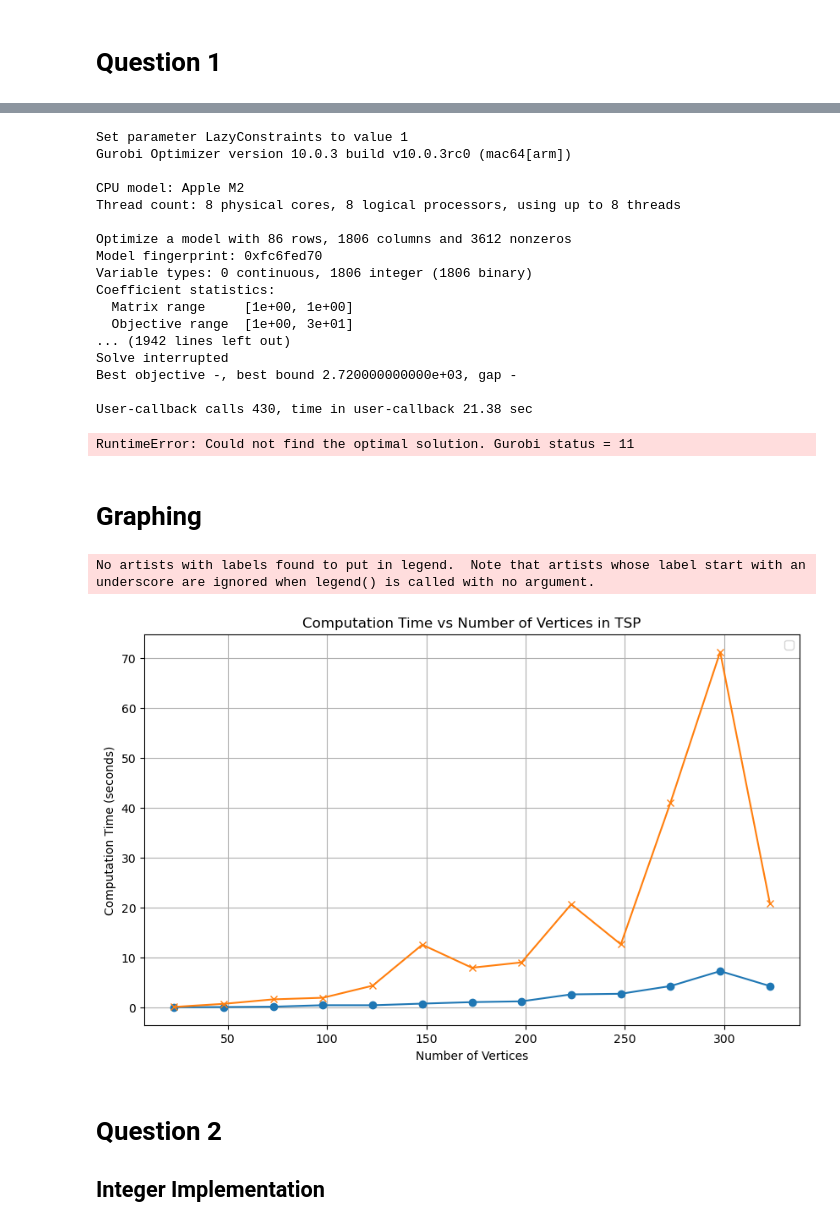
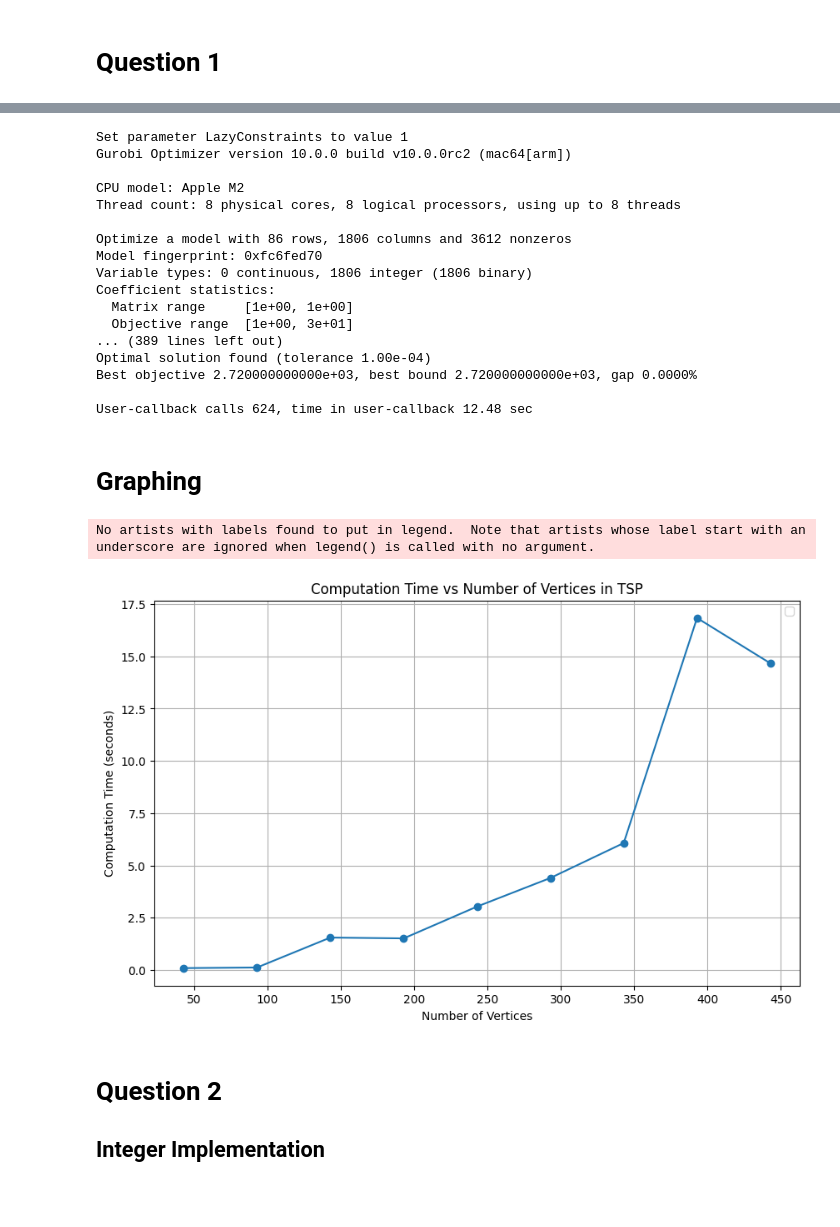
Before and after one commit to carlosperez1997/tsp_project, a Jupyter notebook: master file.ipynb, the cells around one changed output, grey strips where cells are left out. Drawn from its saved outputs; the diff is of its cells as text; code cells hidden in the pictures; blank space fills up the shorter version.

```diff
--- a/master file.ipynb
+++ b/master file.ipynb
@@ -604,16 +699,15 @@ for vert in vertices_list:
     objective_list_int.append(s_int._model.ObjVal)
     nrows_list_int.append(s_int._model.NumConstrs)
 
-    i_frac = TspInstance(n_vertices=filtered_vertices, cost=filtered_cost)
-    s_frac = TspFractionalBCSolver(instance=i_frac, cardinality=None)
-    solution = s_frac.solve()
-
-    time_list_frac.append(s_frac._model.Runtime)
-    objective_list_frac.append(s_frac._model.ObjVal)
-    nrows_list_frac.append(s_int._model.NumConstrs)
+   #i_frac = TspInstance(n_vertices=filtered_vertices, cost=filtered_cost)
+   # s_frac = TspFractionalBCSolver(instance=i_frac, cardinality=None)
+   # solution = s_frac.solve()
+    #time_list_frac.append(s_frac._model.Runtime)
+    #objective_list_frac.append(s_frac._model.ObjVal)
+    #nrows_list_frac.append(s_int._model.NumConstrs)
 # %% [output]
 Set parameter LazyConstraints to value 1
-Gurobi Optimizer version 10.0.3 build v10.0.3rc0 (mac64[arm])
+Gurobi Optimizer version 10.0.0 build v10.0.0rc2 (mac64[arm])
 
 CPU model: Apple M2
 Thread count: 8 physical cores, 8 logical processors, using up to 8 threads
@@ -624,32 +718,31 @@ Variable types: 0 continuous, 1806 integer (1806 binary)
 Coefficient statistics:
   Matrix range     [1e+00, 1e+00]
   Objective range  [1e+00, 3e+01]
-... (1942 lines left out)
-Solve interrupted
-Best objective -, best bound 2.720000000000e+03, gap -
+... (389 lines left out)
+Optimal solution found (tolerance 1.00e-04)
+Best objective 2.720000000000e+03, best bound 2.720000000000e+03, gap 0.0000%
 
-User-callback calls 430, time in user-callback 21.38 sec
+User-callback calls 624, time in user-callback 12.48 sec
-RuntimeError: Could not find the optimal solution. Gurobi status = 11
 # %% [markdown]
 # Graphing
 # %%
 # Plotting the graph
 plt.figure(figsize=(10, 6))
 plt.plot(vertices_list, time_list_int, marker='o')
-plt.plot(vertices_list, time_list_frac, marker='x')
+#plt.plot(vertices_list, time_list_frac, marker='x')
 plt.xlabel('Number of Vertices')
 plt.ylabel('Computation Time (seconds)')
 plt.title('Computation Time vs Number of Vertices in TSP')
 plt.legend()
 plt.grid(True)
 plt.show()
 
 
 for i in range(len(objective_list_frac)):
         assert objective_list_frac[i]==objective_list_int[i]
 # %% [output]
 No artists with labels found to put in legend.  Note that artists whose label start with an underscore are ignored when legend() is called with no argument.
-[figure, old version]
+[figure, new version]
 # %% [markdown]
 # Question 2
 ## Integer Implementation
```
Also changed, not shown: parts of 9 cells of this notebook.
